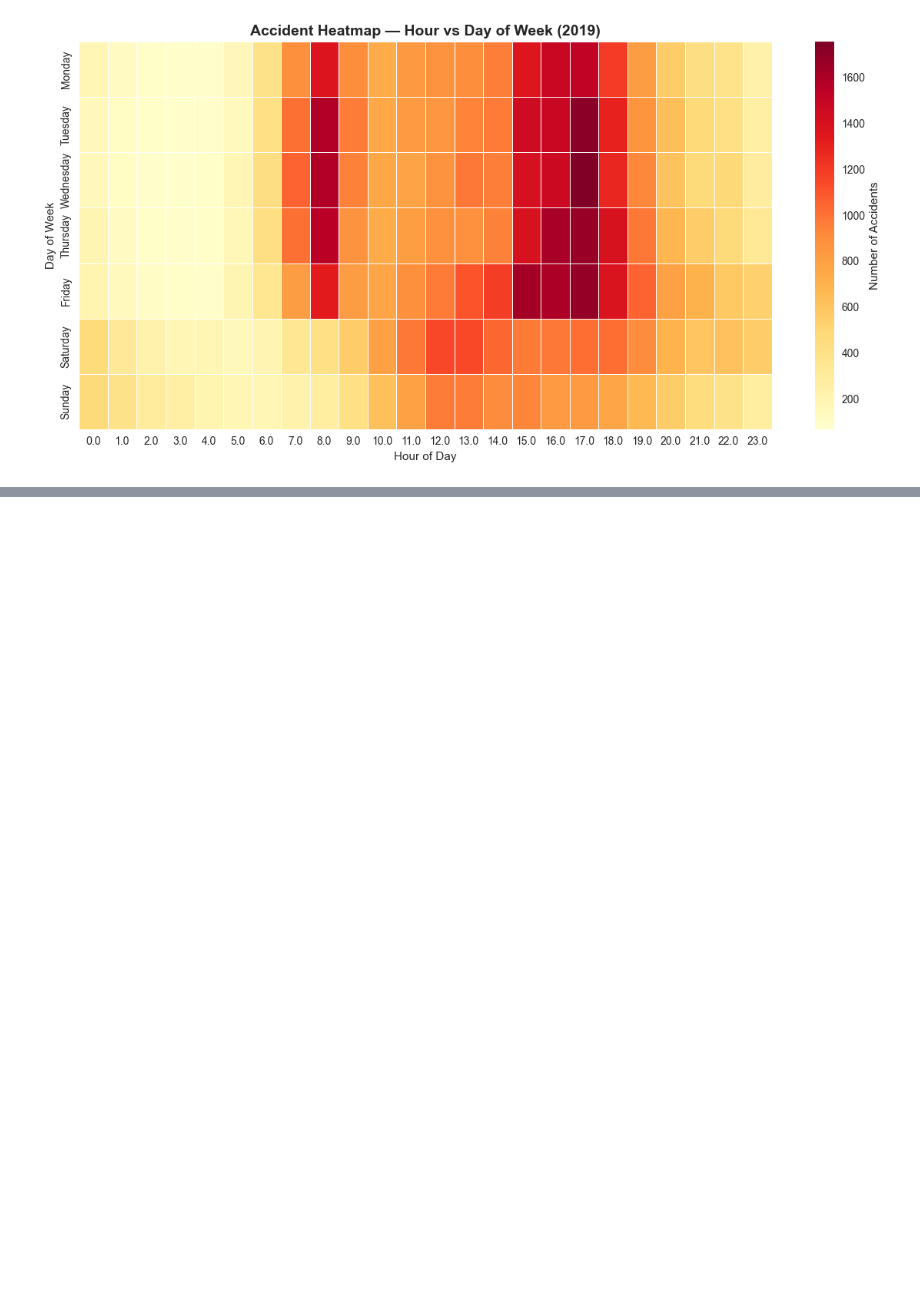
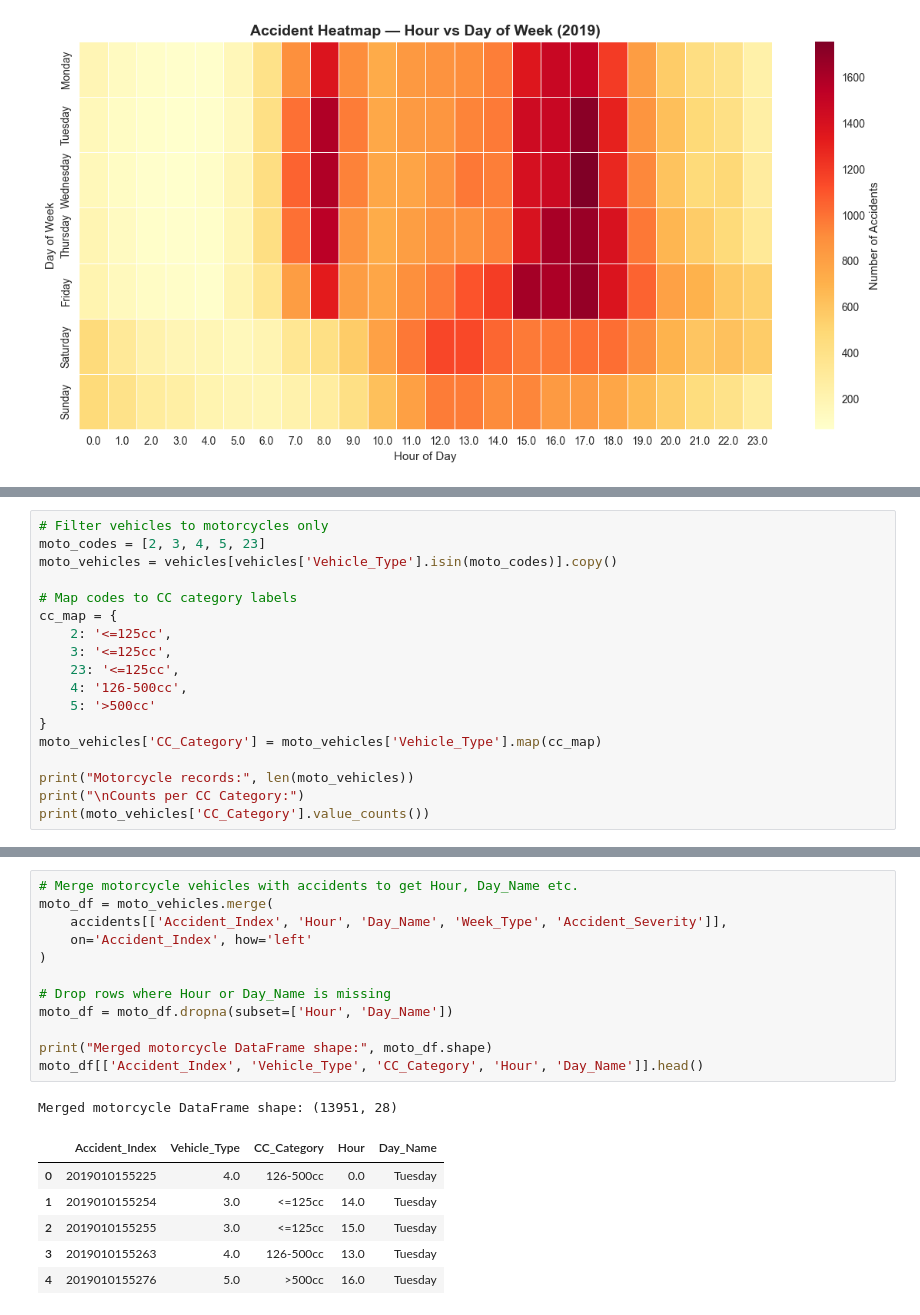
Before and after one commit to Olamilekanvic/UK-Accident, a Jupyter notebook: uk_road_safety.ipynb, the cells around one changed output, grey strips where cells are left out. Cells and saved outputs as stored; diff of their text form; blank space fills up the shorter version.

```diff
--- a/uk_road_safety.ipynb
+++ b/uk_road_safety.ipynb
@@ -448,0 +523,18 @@ plt.show()
+# %%
+# Filter vehicles to motorcycles only
+moto_codes = [2, 3, 4, 5, 23]
+moto_vehicles = vehicles[vehicles['Vehicle_Type'].isin(moto_codes)].copy()
+
+# Map codes to CC category labels
+cc_map = {
+    2: '<=125cc',
+    3: '<=125cc',
+    23: '<=125cc',
+    4: '126-500cc',
+    5: '>500cc'
+}
+moto_vehicles['CC_Category'] = moto_vehicles['Vehicle_Type'].map(cc_map)
+
+print("Motorcycle records:", len(moto_vehicles))
+print("\nCounts per CC Category:")
+print(moto_vehicles['CC_Category'].value_counts())
@@ -448,0 +550,20 @@ plt.show()
+# %%
+# Merge motorcycle vehicles with accidents to get Hour, Day_Name etc.
+moto_df = moto_vehicles.merge(
+    accidents[['Accident_Index', 'Hour', 'Day_Name', 'Week_Type', 'Accident_Severity']],
+    on='Accident_Index', how='left'
+)
+
+# Drop rows where Hour or Day_Name is missing
+moto_df = moto_df.dropna(subset=['Hour', 'Day_Name'])
+
+print("Merged motorcycle DataFrame shape:", moto_df.shape)
+moto_df[['Accident_Index', 'Vehicle_Type', 'CC_Category', 'Hour', 'Day_Name']].head()
+# %% [output]
+Merged motorcycle DataFrame shape: (13951, 28)
+|  | Accident_Index | Vehicle_Type | CC_Category | Hour | Day_Name |
+| 0 | 2019010155225 | 4.0 | 126-500cc | 0.0 | Tuesday |
+| 1 | 2019010155254 | 3.0 | <=125cc | 14.0 | Tuesday |
+| 2 | 2019010155255 | 3.0 | <=125cc | 15.0 | Tuesday |
+| 3 | 2019010155263 | 4.0 | 126-500cc | 13.0 | Tuesday |
+| 4 | 2019010155276 | 5.0 | >500cc | 16.0 | Tuesday |
```
Also changed, not shown: parts of 11 cells of this notebook, 1 other file.
